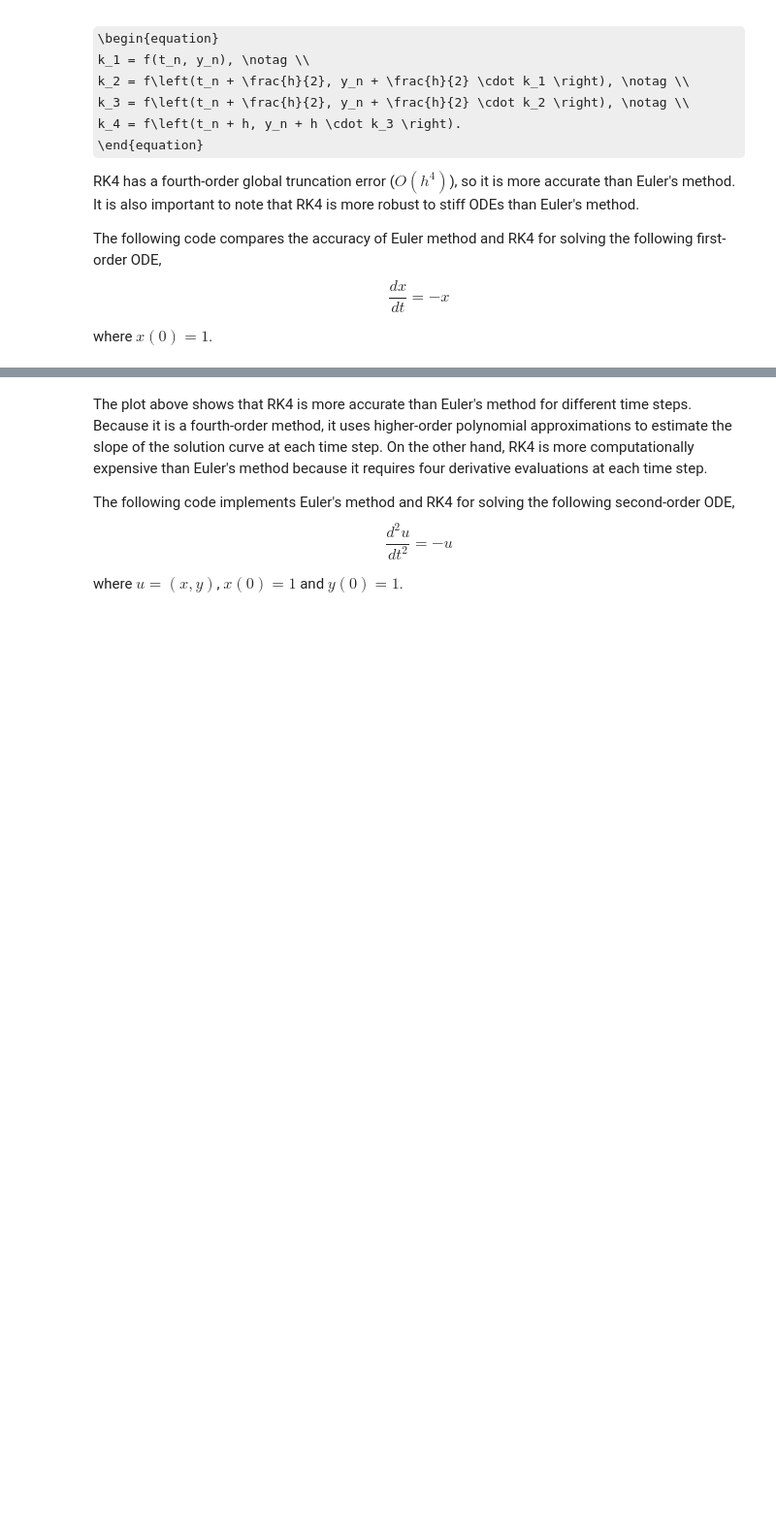
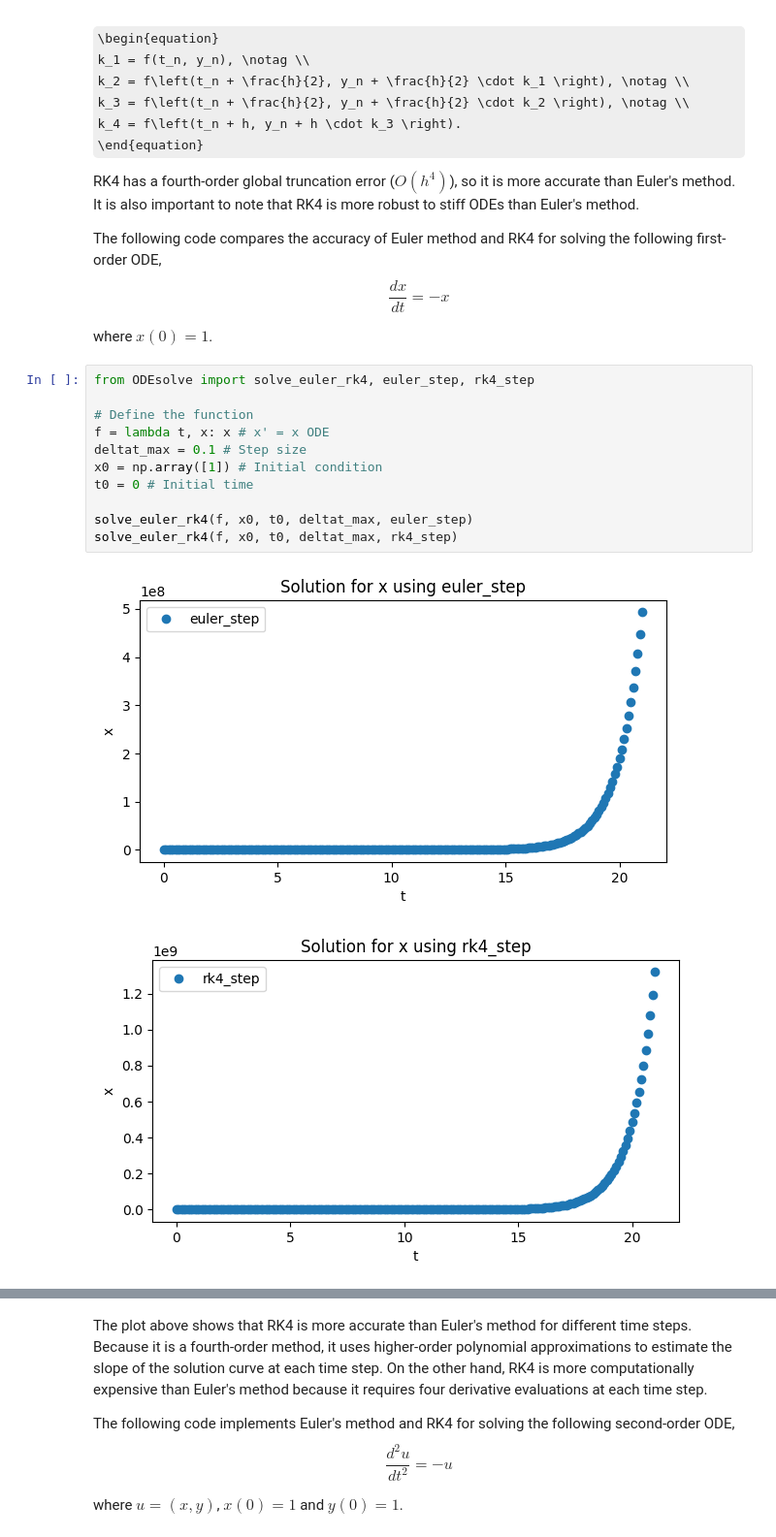
Before and after one commit to BedenPag/scicomp, a Jupyter notebook: Report.ipynb, the cells around one changed output, grey strips where cells are left out. Shown at 97% size. Saved outputs shown, nothing was run; the diff lists cells and outputs as text; some formulas as TeX source; blank space fills up the shorter version.

```diff
--- a/Report.ipynb
+++ b/Report.ipynb
@@ -39,6 +39,20 @@ The following code compares the accuracy of Euler method and RK4 for solving the
 \end{equation}
 
 where $x(0) = 1$.
+# %%
+from ODEsolve import solve_euler_rk4, euler_step, rk4_step
+
+# Define the function
+f = lambda t, x: x # x' = x ODE
+deltat_max = 0.1 # Step size
+x0 = np.array([1]) # Initial condition
+t0 = 0 # Initial time
+
+solve_euler_rk4(f, x0, t0, deltat_max, euler_step)
+solve_euler_rk4(f, x0, t0, deltat_max, rk4_step)
+# %% [output]
+[figure, added]
+[figure, added]
 # %%
 from ODEsolve import compare_euler_rk4_error
 
```
Also changed, not shown: parts of 5 cells of this notebook, 11 other files.
